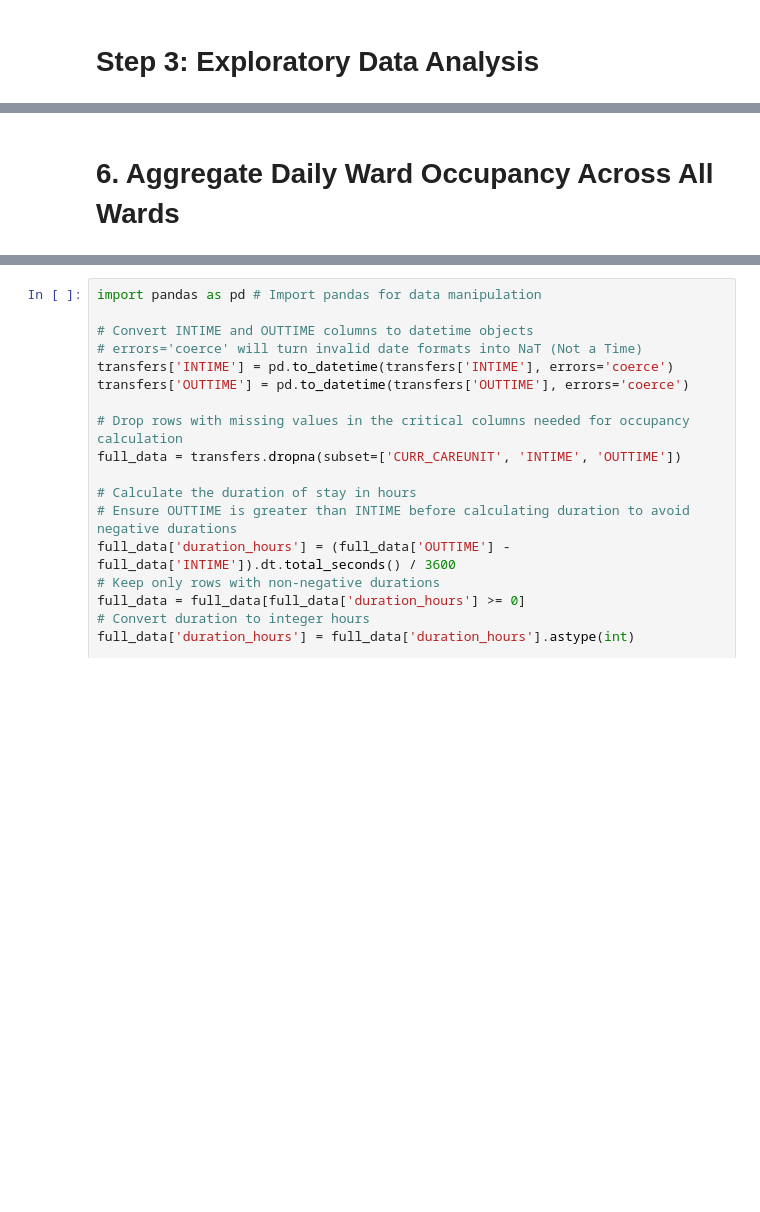
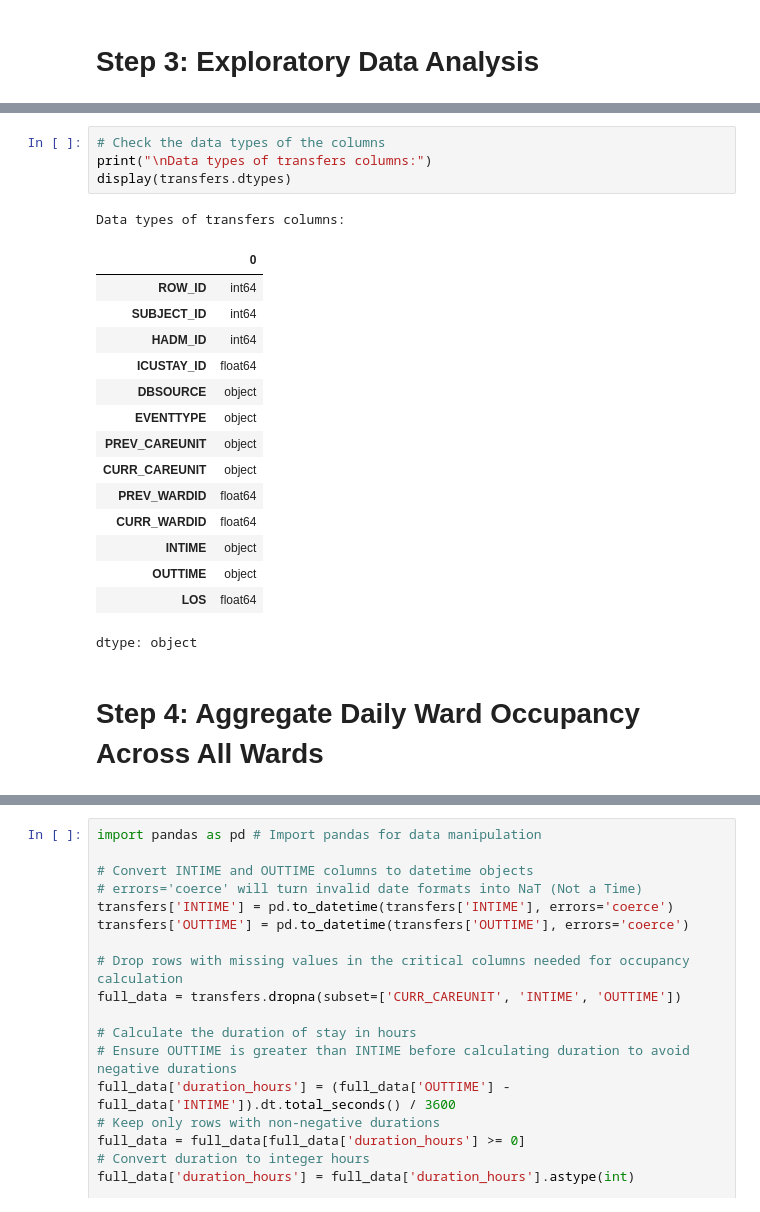
Before and after one commit to gsmanivel/sla-assignment, a Jupyter notebook: SLA_Assignment.ipynb, the cells around one changed output, grey strips where cells are left out. Cells and saved outputs as stored; diff of their text form; blank space fills up the shorter version.

```diff
--- a/SLA_Assignment.ipynb
+++ b/SLA_Assignment.ipynb
@@ -119,2 +246,23 @@ Below are the key outcomes and benefits of performing this EDA:
+# %%
+# Check the data types of the columns
+print("\nData types of transfers columns:")
+display(transfers.dtypes)
+# %% [output]
+Data types of transfers columns:
+|  | 0 |
+| ROW_ID | int64 |
+| SUBJECT_ID | int64 |
+| HADM_ID | int64 |
+| ICUSTAY_ID | float64 |
+| DBSOURCE | object |
+| EVENTTYPE | object |
+| PREV_CAREUNIT | object |
+| CURR_CAREUNIT | object |
+| PREV_WARDID | float64 |
+| CURR_WARDID | float64 |
+| INTIME | object |
+| OUTTIME | object |
+| LOS | float64 |
+dtype: object
 # %% [markdown]
-# 6. Aggregate Daily Ward Occupancy Across All Wards
+# Step 4: Aggregate Daily Ward Occupancy Across All Wards
```
Also changed, not shown: parts of 35 cells of this notebook.
